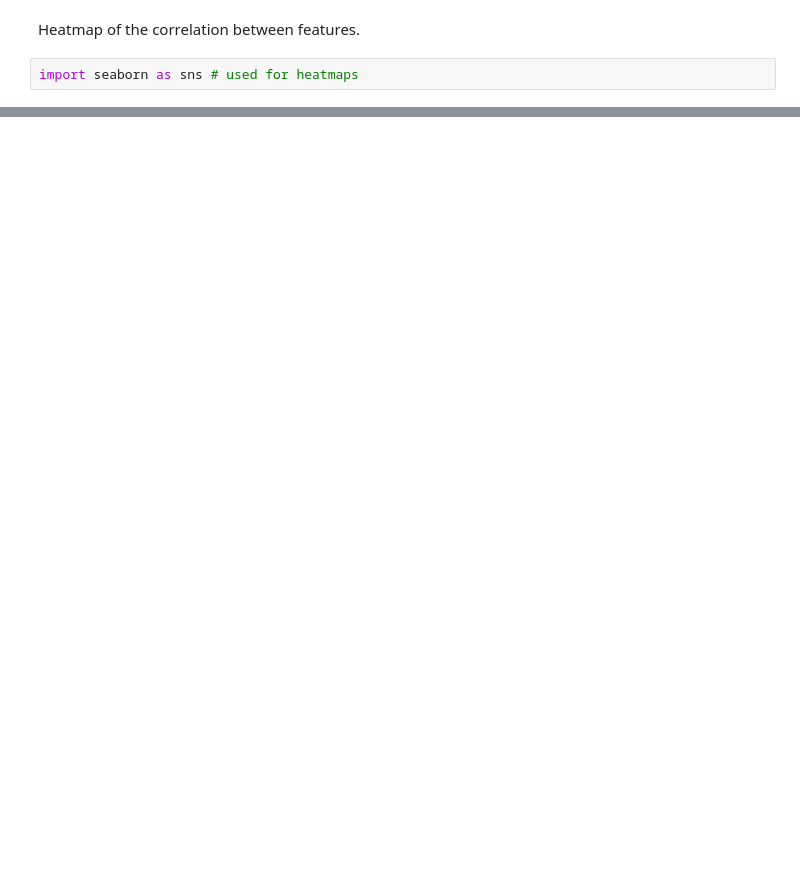
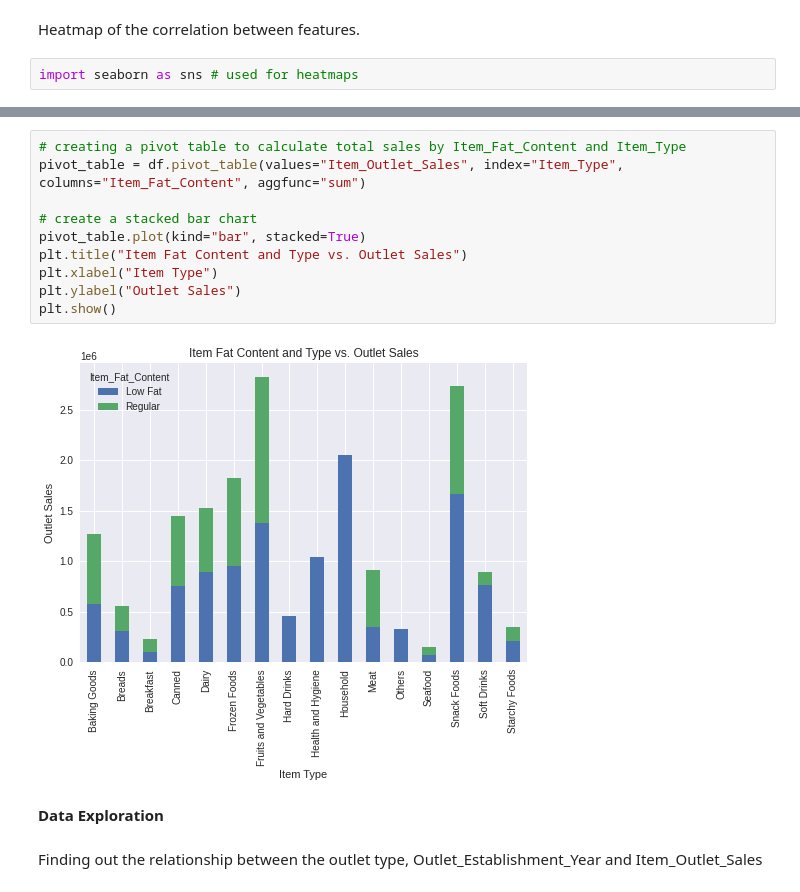
Before and after one commit to Jeremy-Alekai/food-sales-predictions., a Jupyter notebook: food_sales_predictions_.ipynb, the cells around one changed output, grey strips where cells are left out. Drawn from its saved outputs; the diff is of its cells as text; blank space fills up the shorter version.

```diff
--- a/food_sales_predictions_.ipynb
+++ b/food_sales_predictions_.ipynb
@@ -371,0 +410,16 @@ sns.heatmap(corr, cmap = 'Greens', annot = True)
+# %%
+# creating a pivot table to calculate total sales by Item_Fat_Content and Item_Type
+pivot_table = df.pivot_table(values="Item_Outlet_Sales", index="Item_Type", columns="Item_Fat_Content", aggfunc="sum")
+
+# create a stacked bar chart
+pivot_table.plot(kind="bar", stacked=True)
+plt.title("Item Fat Content and Type vs. Outlet Sales")
+plt.xlabel("Item Type")
+plt.ylabel("Outlet Sales")
+plt.show()
+# %% [output]
+[figure, added]
+# %% [markdown]
+**Data Exploration**
+# %% [markdown]
+Finding out the relationship between the outlet type, Outlet_Establishment_Year and Item_Outlet_Sales
```
Also changed, not shown: parts of 23 cells of this notebook.
